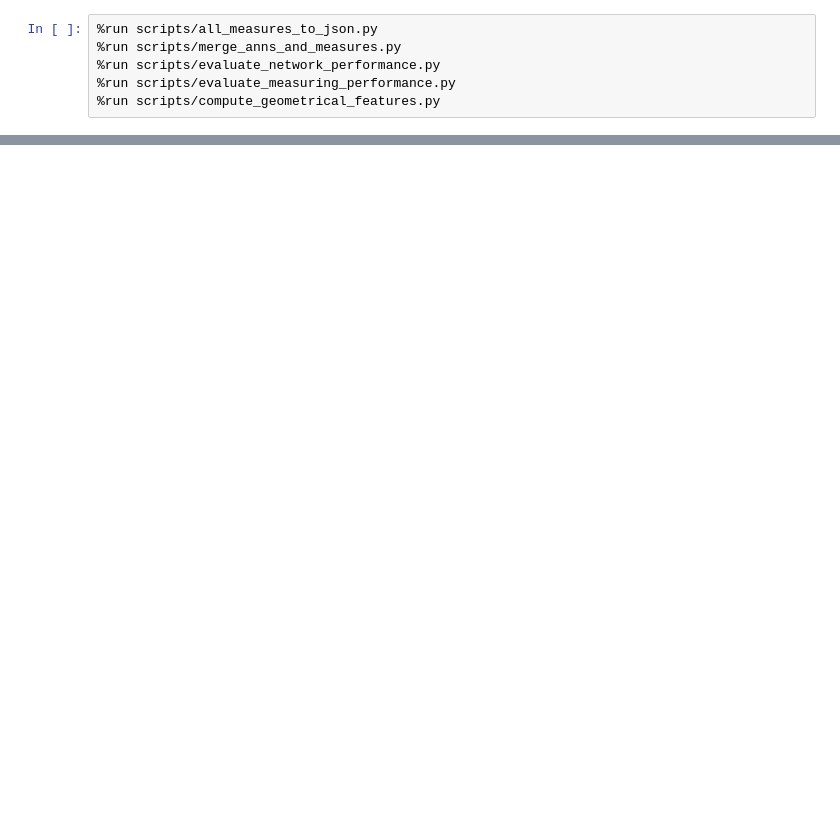
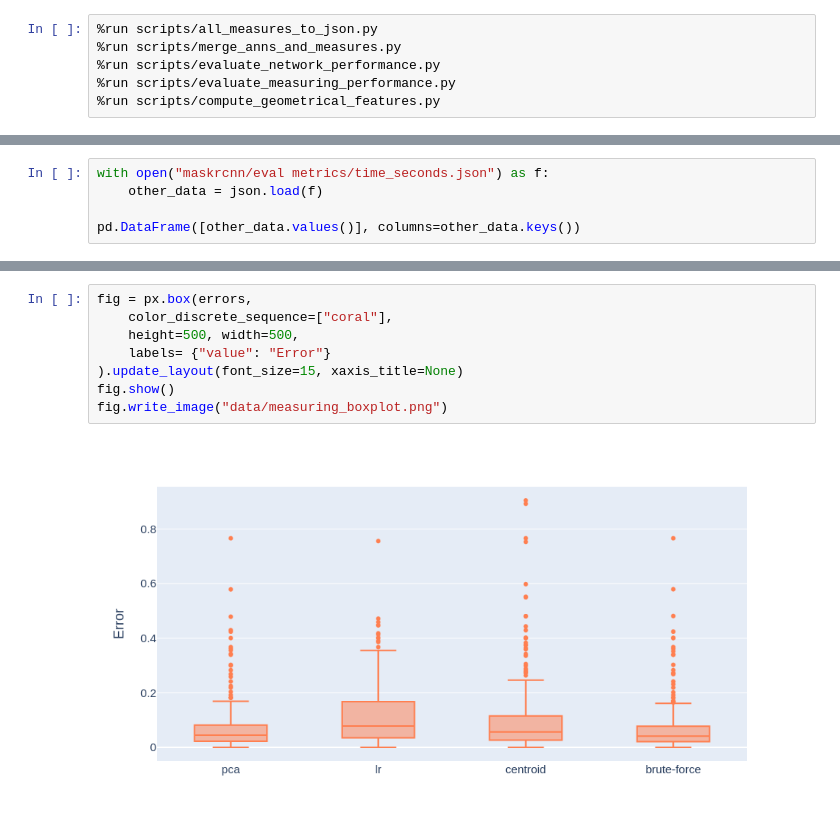
Before and after one commit to la-zu-li/pca-measuring-c3s-clinker, a Jupyter notebook: pca_evaluation.ipynb, the cells around one changed output, grey strips where cells are left out. Cells and saved outputs as stored; diff of their text form; blank space fills up the shorter version.

```diff
--- a/pca_evaluation.ipynb
+++ b/pca_evaluation.ipynb
@@ -34,0 +39,5 @@ pd.concat((1-df_.iou, errors), axis=1).corr()
+# %%
+with open("maskrcnn/eval metrics/time_seconds.json") as f:
+    other_data = json.load(f)
+
+pd.DataFrame([other_data.values()], columns=other_data.keys())
@@ -34,0 +86,10 @@ pd.concat((1-df_.iou, errors), axis=1).corr()
+# %%
+fig = px.box(errors,
+    color_discrete_sequence=["coral"],
+    height=500, width=500,
+    labels= {"value": "Error"}
+).update_layout(font_size=15, xaxis_title=None)
+fig.show()
+fig.write_image("data/measuring_boxplot.png")
+# %% [output]
+[figure, added]
```
Also changed, not shown: parts of 14 cells of this notebook.
